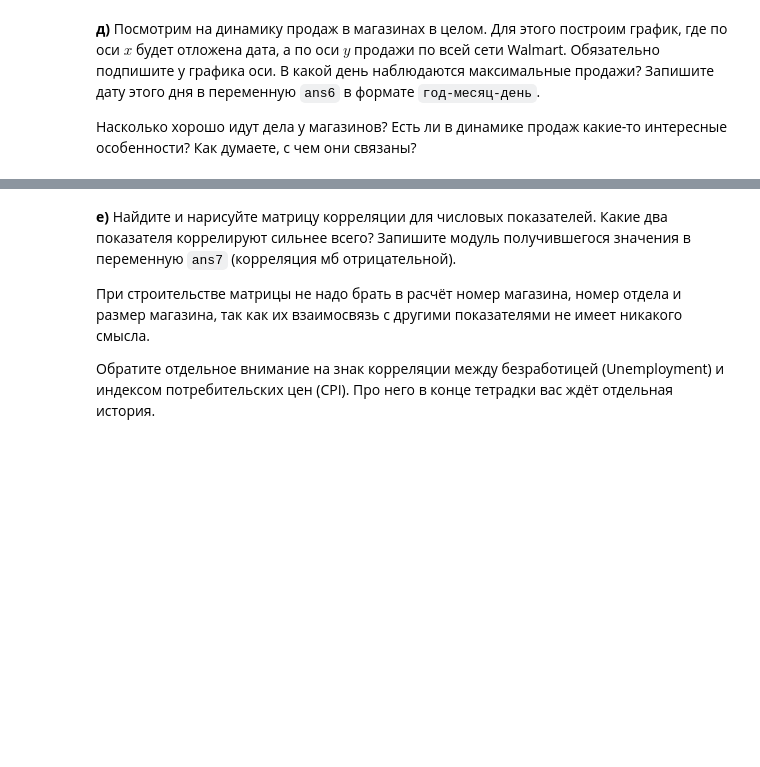
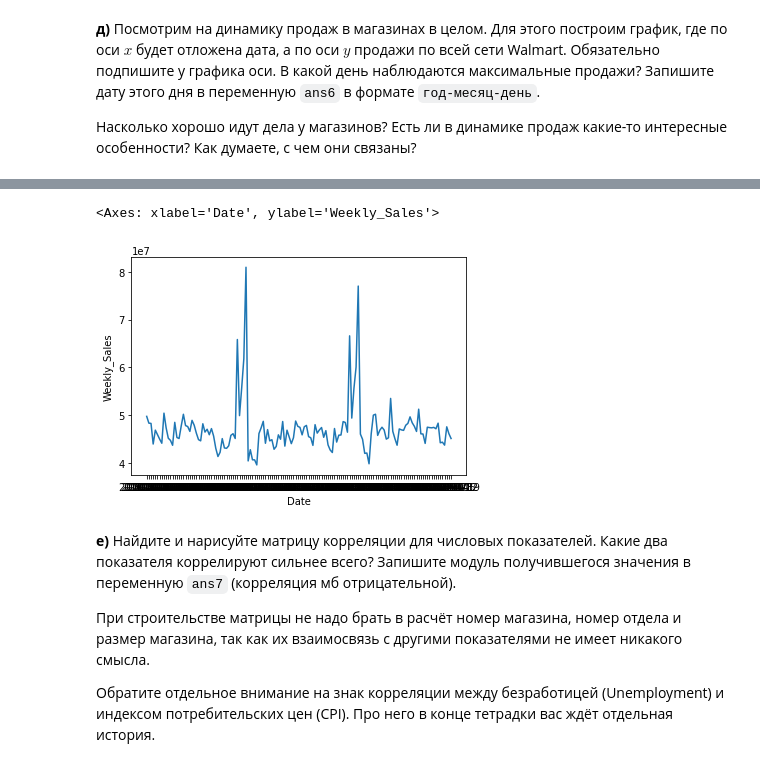
Before and after one commit to baumanproject/matstat-AB, a Jupyter notebook: week04_eda/data/hw04_log.ipynb, the cells around one changed output, grey strips where cells are left out. Cells and saved outputs as stored; diff of their text form; code cells hidden in the pictures; blank space fills up the shorter version.

```diff
--- a/week04_eda/data/hw04_log.ipynb
+++ b/week04_eda/data/hw04_log.ipynb
@@ -177,3 +177,6 @@ assert ans5 > 900
 __д)__ Посмотрим на динамику продаж в магазинах в целом. Для этого построим график, где по оси $x$ будет отложена дата, а по оси $y$ продажи по всей сети Walmart. Обязательно подпишите у графика оси. В какой день наблюдаются максимальные продажи? Запишите дату этого дня в переменную `ans6` в формате `год-месяц-день`.
 
 Насколько хорошо идут дела у магазинов? Есть ли в динамике продаж какие-то интересные особенности? Как думаете, с чем они связаны?
+# %%
+dynamic = df[["Date", "Weekly_Sales"]].groupby(by = "Date").sum().reset_index()
+dynamic
@@ -180,13 +197,19 @@ __д)__ Посмотрим на динамику продаж в магазин
 # %%
 ### ╰( ͡° ͜ʖ ͡° )つ▬▬ι═══════  bzzzzzzzzzz
 # will the code be with you
 
 # Формат ответа: строка, пример: '2010-12-04'
 # Вокруг ответа не должно быть никаких надписей array(['pip fruit']) или Index('pip fruit')
 # Это должна быть именно строка, а не строка в массиве
-ans6 = ...
+ans6 = dynamic.iloc[dynamic["Weekly_Sales"].idxmax()]["Date"]
+
+
+sns.lineplot(data=dynamic, x="Date", y="Weekly_Sales", legend = 'auto')
 
 # your code here
+# %% [output]
+<Axes: xlabel='Date', ylabel='Weekly_Sales'>
+[figure, added]
 # %%
 # проверка, что задание решено корректно
 assert ans6.split('-')[-1] == '24'
```
Also changed, not shown: parts of 19 cells of this notebook.
